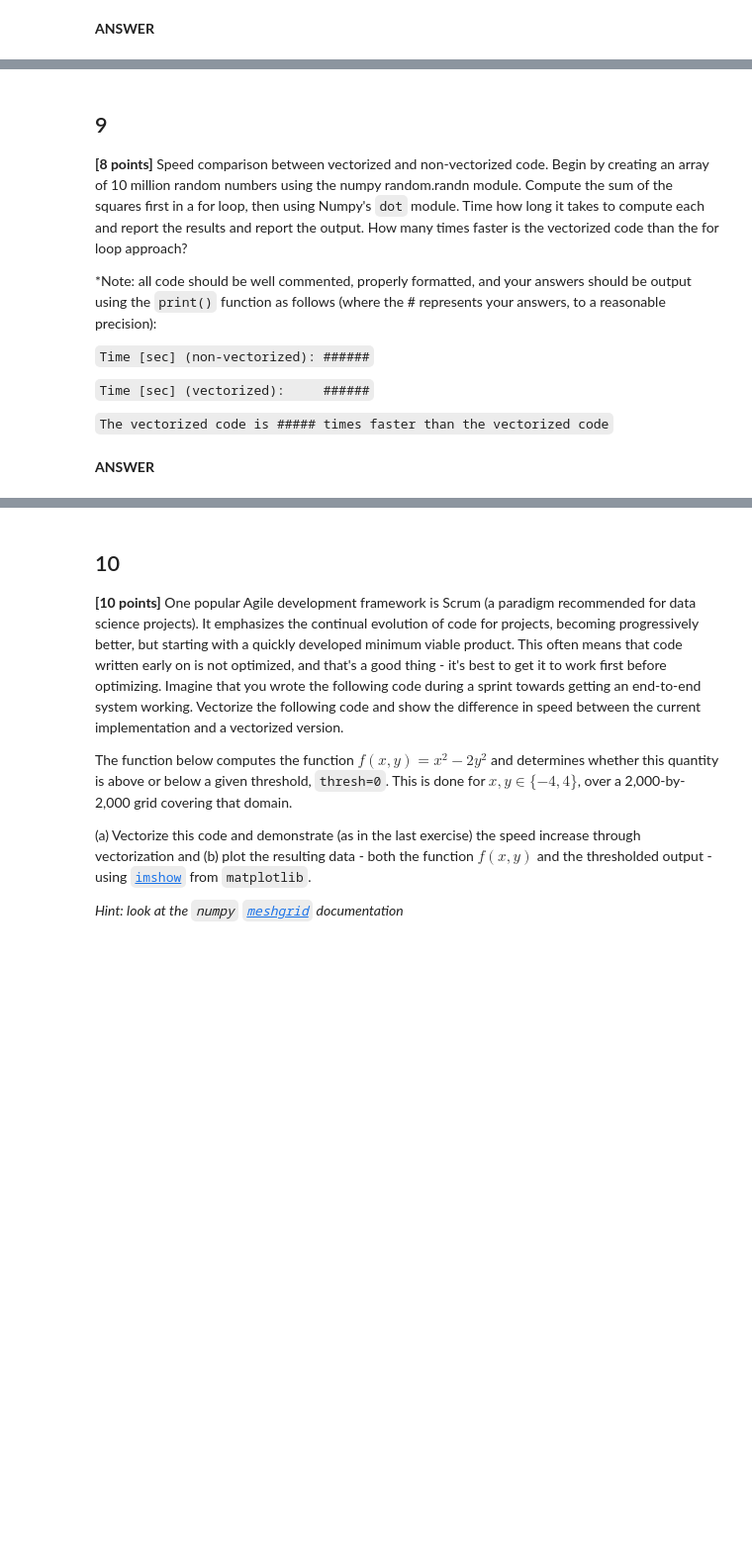
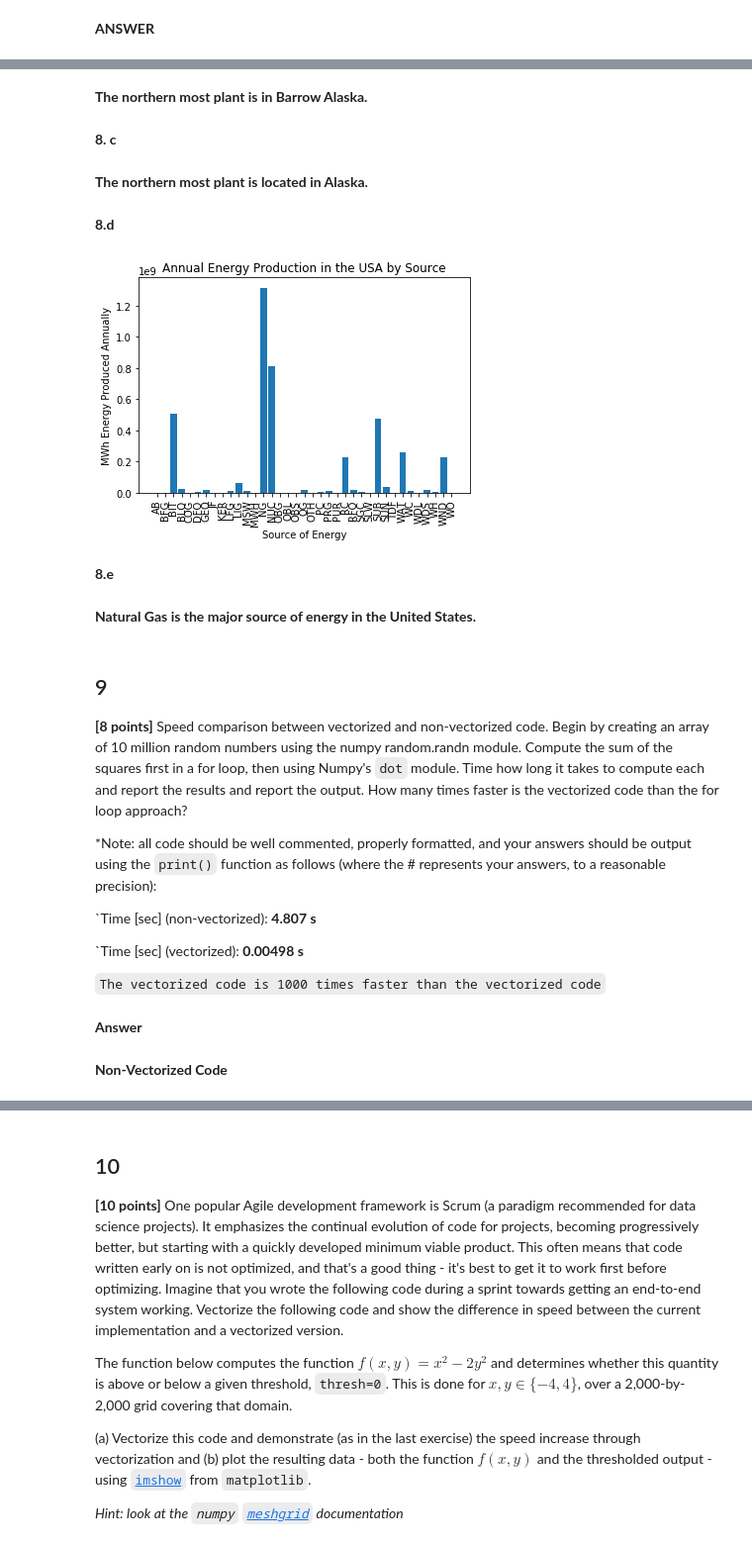
Before and after one commit to kylebradbury/ids705_sp2020, a Jupyter notebook: assignments/Assignment_1.ipynb, the cells around one changed output, grey strips where cells are left out. Shown: that part at 99% size. Drawn from its saved outputs; the diff is of its cells as text; code cells hidden in the pictures; blank space fills up the shorter version.

Commit message:
finished assignment

```diff
--- a/assignments/Assignment_1.ipynb
+++ b/assignments/Assignment_1.ipynb
@@ -169,3 +459,9 @@ There also are a couple of "gotchas" to watch out for with this dataset:
 **(e)** From the plot in (d), which fuel for generation produces the most energy (MWh) in the United States?
 # %% [markdown]
 **ANSWER**
+# %%
+#Read the excel file in
+import pandas as pd
+
+eg = pd.read_excel('C://Users//Vishaal//Documents//GitHub//ids705//assignments//data/egrid2016.xlsx')
+eg.head()
@@ -171,0 +475,6 @@ There also are a couple of "gotchas" to watch out for with this dataset:
+# %%
+#Take care of the second row containing the column names. All Nan values have been dropped from the dataframe.
+new_header = eg.iloc[0]
+eg = eg.iloc[1:]
+eg.columns = new_header
+eg  = eg.dropna()
@@ -172,13 +499,43 @@ There also are a couple of "gotchas" to watch out for with this dataset:
+# %% [markdown]
+**The northern most plant is in Barrow Alaska.**
+# %% [markdown]
+**8. c**
+# %% [markdown]
+**The northern most plant is located in Alaska.**
+# %% [markdown]
+**8.d**
+# %%
+import matplotlib.pyplot as plt
+
+#Convert to float dtype
+eg['PLNGENAN'] = eg['PLNGENAN'].astype(float)
+#Groupby the energy source and take mean of annual production
+eg_1 = eg.groupby('PLPRMFL', as_index=False)['PLNGENAN'].sum()
+#plotting bar plot and setting axes labels and titles
+plt.bar(eg_1['PLPRMFL'], eg_1['PLNGENAN'])
+plt.xticks(rotation = 90)
+plt.xlabel('Source of Energy')
+plt.ylabel('MWh Energy Produced Annually')
+plt.title('Annual Energy Production in the USA by Source')
+plt.show()
+# %% [output]
+[figure, added]
+# %% [markdown]
+**8.e**
+# %% [markdown]
+**Natural Gas is the major source of energy in the United States.**
 # %% [markdown]
 ## 9
 **[8 points]** Speed comparison between vectorized and non-vectorized code. Begin by creating an array of 10 million random numbers using the numpy random.randn module. Compute the sum of the squares first in a for loop, then using Numpy's `dot` module. Time how long it takes to compute each and report the results and report the output. How many times faster is the vectorized code than the for loop approach?
 
 *Note: all code should be well commented, properly formatted, and your answers should be output using the `print()` function as follows (where the # represents your answers, to a reasonable precision):
 
-`Time [sec] (non-vectorized): ######`
+`Time [sec] (non-vectorized): **4.807 s**
 
-`Time [sec] (vectorized):     ######`
+`Time [sec] (vectorized):     **0.00498 s**
 
-`The vectorized code is ##### times faster than the vectorized code`
+`The vectorized code is 1000 times faster than the vectorized code`
 # %% [markdown]
-**ANSWER**
+**Answer**
+# %% [markdown]
+**Non-Vectorized Code**
```
Also changed, not shown: parts of 60 cells of this notebook, 1 other file.
